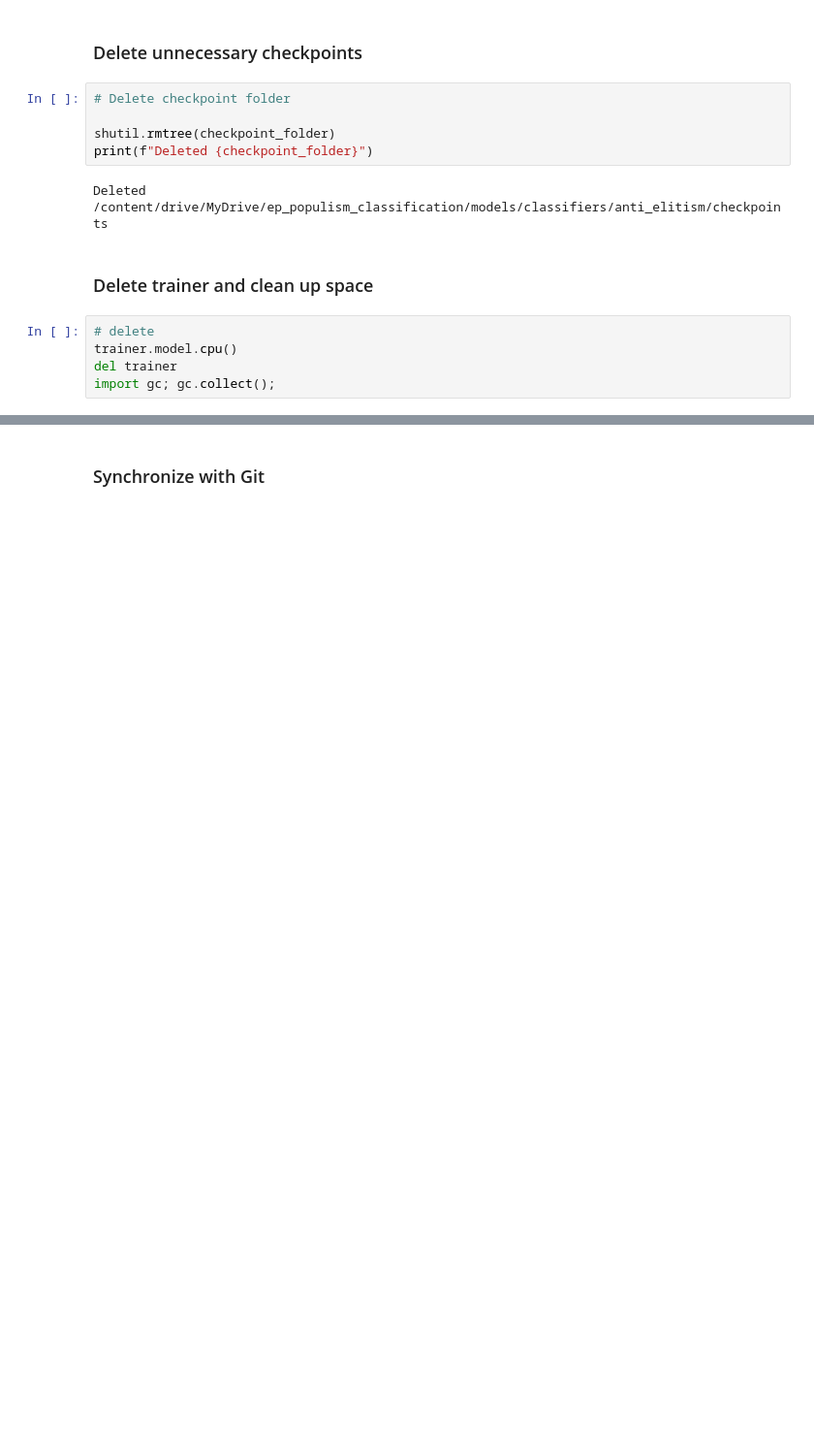
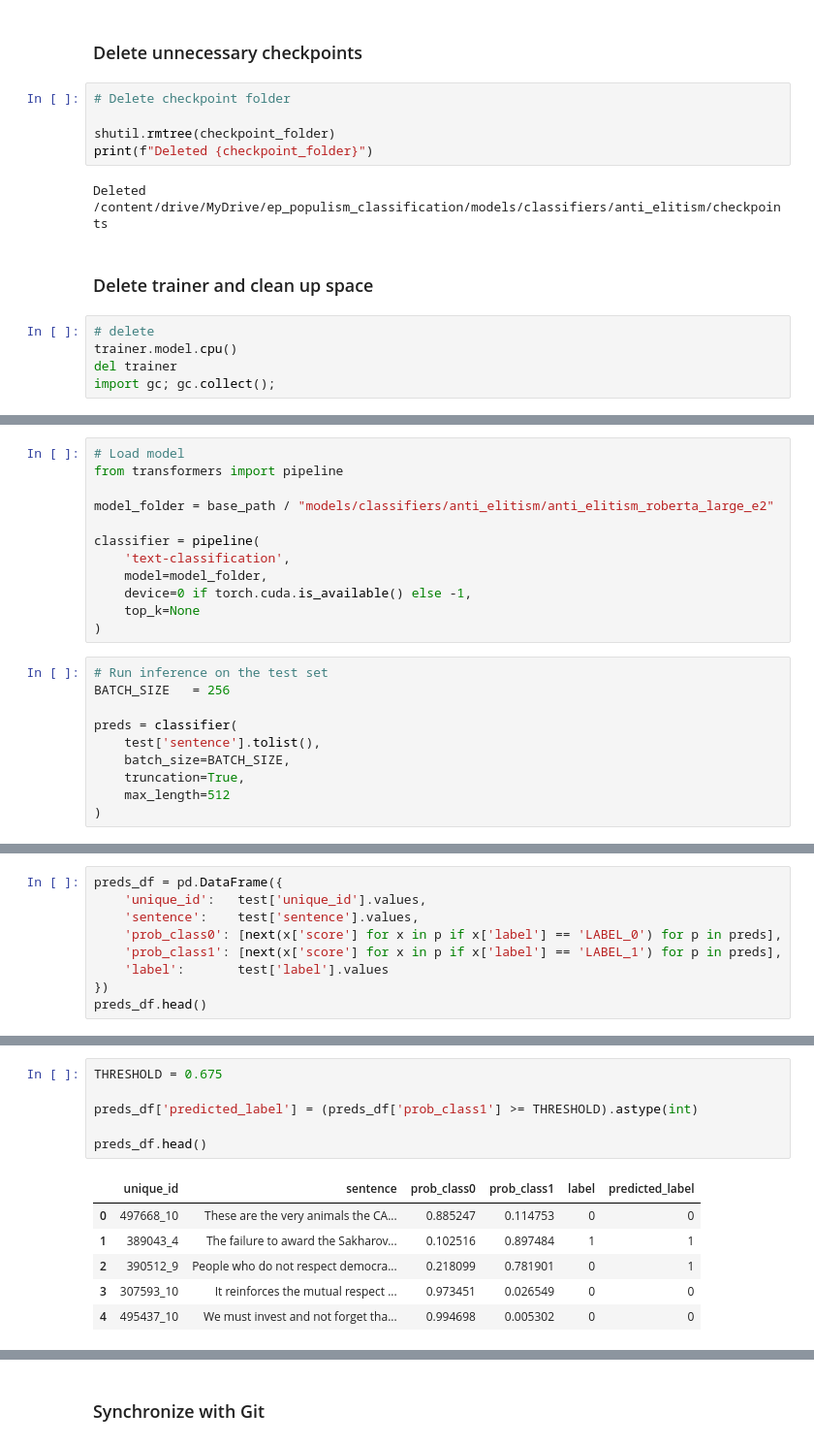
Before and after one commit to gransera/ep_populism_classification, a Jupyter notebook: notebooks/01_training_elite_RoBERTalarge.ipynb, the cells around one changed output, grey strips where cells are left out. Shown at 97% size. Cells and saved outputs as stored; diff of their text form; blank space fills up the shorter version.

Commit message:
Update test predictions for anti-elitism

```diff
--- a/notebooks/01_training_elite_RoBERTalarge.ipynb
+++ b/notebooks/01_training_elite_RoBERTalarge.ipynb
@@ -571,0 +593,22 @@ import gc; gc.collect();
+# %%
+# Load model
+from transformers import pipeline
+
+model_folder = base_path / "models/classifiers/anti_elitism/anti_elitism_roberta_large_e2"
+
+classifier = pipeline(
+    'text-classification',
+    model=model_folder,
+    device=0 if torch.cuda.is_available() else -1,
+    top_k=None
+)
+# %%
+# Run inference on the test set
+BATCH_SIZE   = 256
+
+preds = classifier(
+    test['sentence'].tolist(),
+    batch_size=BATCH_SIZE,
+    truncation=True,
+    max_length=512
+)
@@ -571,0 +619,9 @@ import gc; gc.collect();
+# %%
+preds_df = pd.DataFrame({
+    'unique_id':   test['unique_id'].values,
+    'sentence':    test['sentence'].values,
+    'prob_class0': [next(x['score'] for x in p if x['label'] == 'LABEL_0') for p in preds],
+    'prob_class1': [next(x['score'] for x in p if x['label'] == 'LABEL_1') for p in preds],
+    'label':       test['label'].values
+})
+preds_df.head()
@@ -571,0 +635,13 @@ import gc; gc.collect();
+# %%
+THRESHOLD = 0.675
+
+preds_df['predicted_label'] = (preds_df['prob_class1'] >= THRESHOLD).astype(int)
+
+preds_df.head()
+# %% [output]
+|  | unique_id | sentence | prob_class0 | prob_class1 | label | predicted_label |
+| 0 | 497668_10 | These are the very animals the CA... | 0.885247 | 0.114753 | 0 | 0 |
+| 1 | 389043_4 | The failure to award the Sakharov... | 0.102516 | 0.897484 | 1 | 1 |
+| 2 | 390512_9 | People who do not respect democra... | 0.218099 | 0.781901 | 0 | 1 |
+| 3 | 307593_10 | It reinforces the mutual respect ... | 0.973451 | 0.026549 | 0 | 0 |
+| 4 | 495437_10 | We must invest and not forget tha... | 0.994698 | 0.005302 | 0 | 0 |
```
Also changed, not shown: parts of 8 cells of this notebook, 1 other file.
